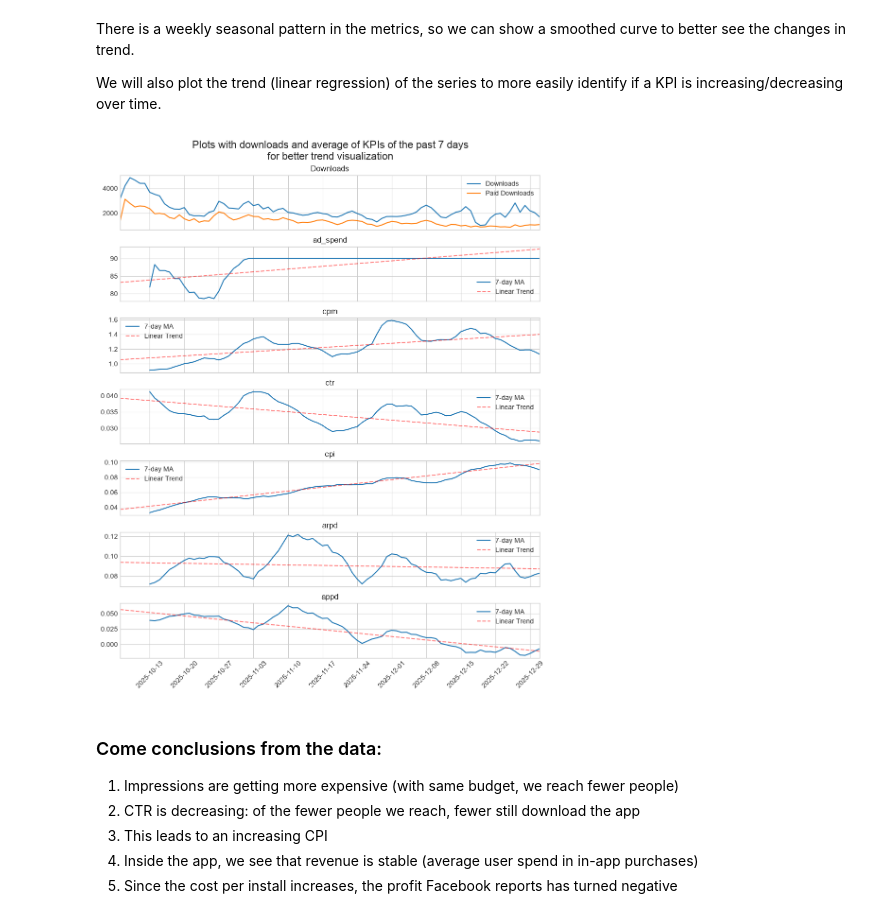
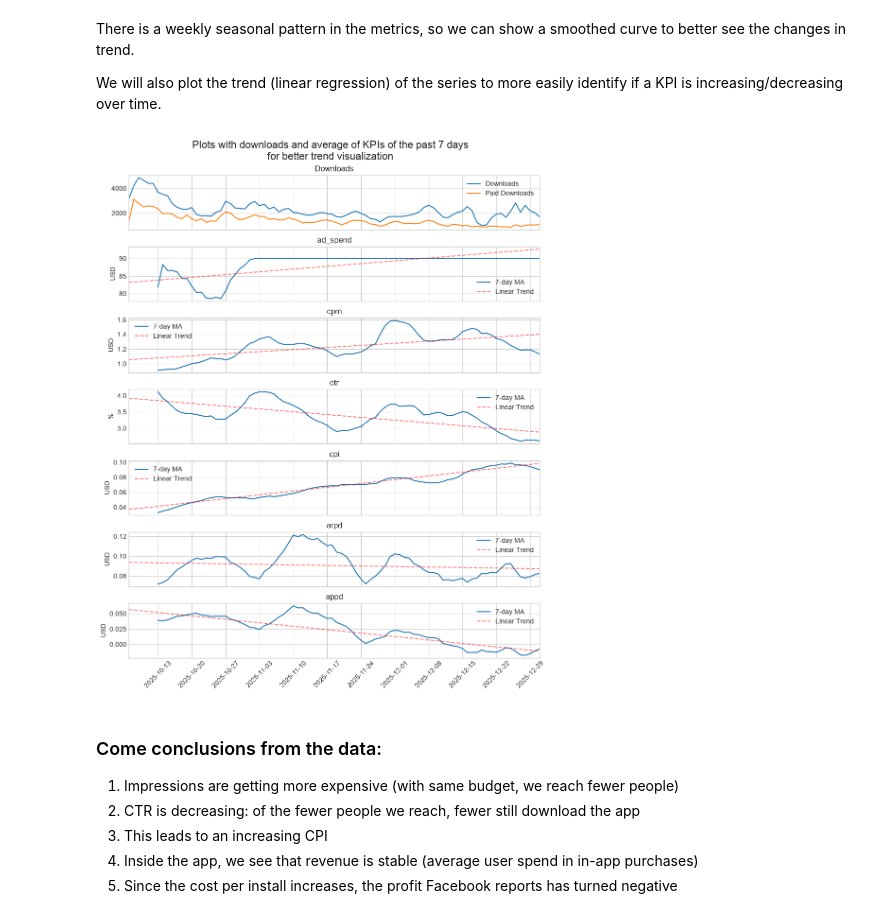
Before and after one commit to miguelfdag/ad-performance-analysis, a Jupyter notebook: notebooks/analysis.ipynb, the cells around one changed output. Saved outputs shown, nothing was run; the diff lists cells and outputs as text; code cells hidden in the pictures.

Commit message:
Small graph improvements and conclusion update

```diff
--- a/notebooks/analysis.ipynb
+++ b/notebooks/analysis.ipynb
@@ -115,35 +115,45 @@ cols = [
     'cpi',
     'arpd',
     'appd'
 ]
 
 fig, axes = plt.subplots(len(cols) + 1, 1, figsize=(10, 2*len(cols)), sharex=True)
 
 ax = axes[0]
 ads_df['total_downloads'].plot(label='Downloads', ax=ax)
 ads_df['paid_downloads'].plot(label='Paid Downloads', ax=ax)
 ax.set_title('Downloads')
 ax.legend()
 
 for ax, col in zip(axes[1:], cols):
-    ax.plot(ads_df[col].rolling(window=7).mean().index, ads_df[col].rolling(window=7).mean().values, label='7-day MA')
+    series = ads_df[col].rolling(window=7).mean()
+    if col == "ctr":
+        series *= 100  # Convert CTR to percentage
+        label = "%"
+    else:
+        label = "USD"
+
+    ax.plot(series.index, series.values, label='7-day MA')
     x = np.arange(len(ads_df))
     y = ads_df[col]
+    if col == "ctr":
+        y *= 100  # Convert CTR to percentage
     slope, intercept = np.polyfit(x, y, 1)
     ax.plot([ads_df.index[0], ads_df.index[-1]], [slope*x[0] + intercept, slope*x[-1] + intercept], color='red', linestyle='--', label='Linear Trend', alpha=0.5)
 
+    ax.set_ylabel(label)
     ax.set_title(col)
     ax.legend()
 
 
 all_mondays = ads_df.index[ads_df.index.weekday == 0]
 all_mondays_str = all_mondays.strftime('%Y-%m-%d')
 plt.xticks(all_mondays, all_mondays_str, rotation=45)
 
 plt.suptitle("Plots with downloads and average of KPIs of the past 7 days\nfor better trend visualization", fontsize=16)
 fig.tight_layout(rect=(0, 0, 0.97, 1))
 # %% [output]
-[figure, old version]
+[figure, new version]
 # %% [markdown]
 ### Come conclusions from the data:
 1. Impressions are getting more expensive (with same budget, we reach fewer people)
```
Also changed, not shown: parts of 4 cells of this notebook, 1 other file.
